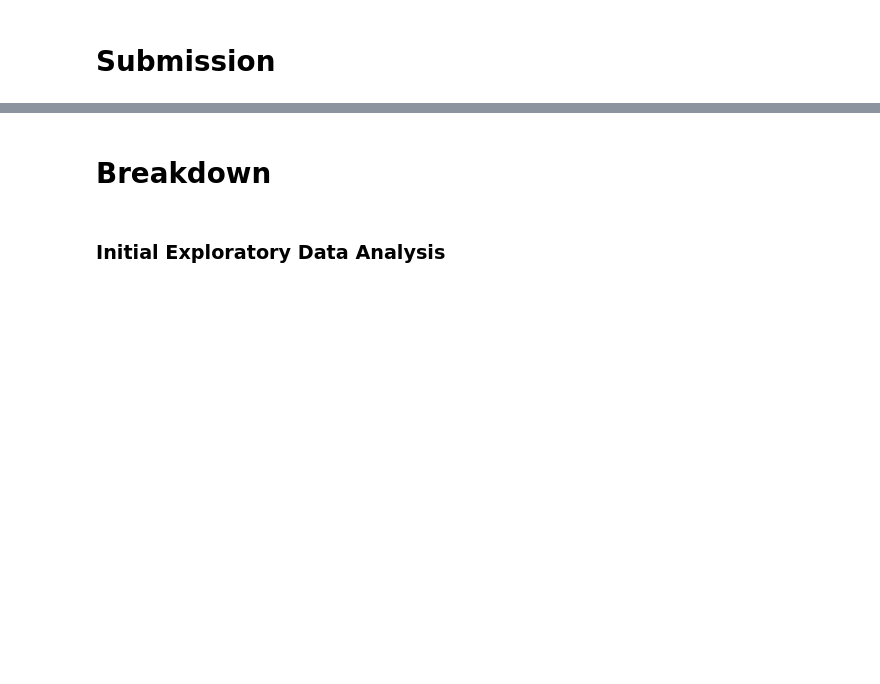
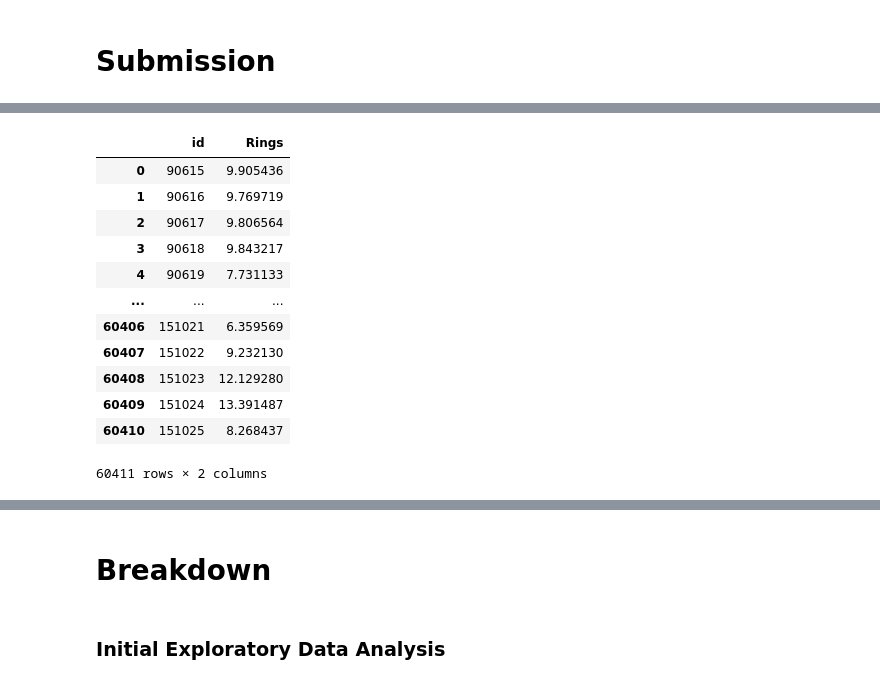
Before and after one commit to rubanzasilva/abalone_age_prediction, a Jupyter notebook: ps-s04e04-fastai.ipynb, the cells around one changed output, grey strips where cells are left out. Drawn from its saved outputs; the diff is of its cells as text; code cells hidden in the pictures; blank space fills up the shorter version.

```diff
--- a/ps-s04e04-fastai.ipynb
+++ b/ps-s04e04-fastai.ipynb
@@ -162,0 +186,9 @@ rmse
+# %%
+dl = learn.dls.test_dl(test_df)
+def ensemble():
+  learn = tabular_learner(dls, metrics=mae)
+  with learn.no_bar(), learn.no_logging():
+    learn.fit(12, 0.002)
+  return learn.get_preds()[0]
+
+learns = [ensemble() for _ in range(5)]
@@ -162,0 +208,2 @@ rmse
+# %%
+ens_preds = torch.stack(learns).mean(0)
@@ -162,0 +222,2 @@ rmse
+# %%
+ens_preds_y = ens_preds.squeeze(1)
@@ -268,0 +354,2 @@ lgb_xgb = (xgb_preds + lgb_preds + rf_preds + nn_preds_y)/4
+# %%
+general_preds = (xgb_preds + lgb_preds + rf_preds + ens_preds_y)/4
@@ -290,0 +386,20 @@ sub
+# %%
+submit = pd.read_csv(path/'sample_submission.csv')
+submit['Rings'] = general_preds
+submit.to_csv('submission.csv', index=False)
+sub = pd.read_csv('submission.csv')
+sub
+# %% [output]
+|  | id | Rings |
+| 0 | 90615 | 9.905436 |
+| 1 | 90616 | 9.769719 |
+| 2 | 90617 | 9.806564 |
+| 3 | 90618 | 9.843217 |
+| 4 | 90619 | 7.731133 |
+| ... | ... | ... |
+| 60406 | 151021 | 6.359569 |
+| 60407 | 151022 | 9.232130 |
+| 60408 | 151023 | 12.129280 |
+| 60409 | 151024 | 13.391487 |
+| 60410 | 151025 | 8.268437 |
+60411 rows × 2 columns
```
Also changed, not shown: parts of 21 cells of this notebook.
